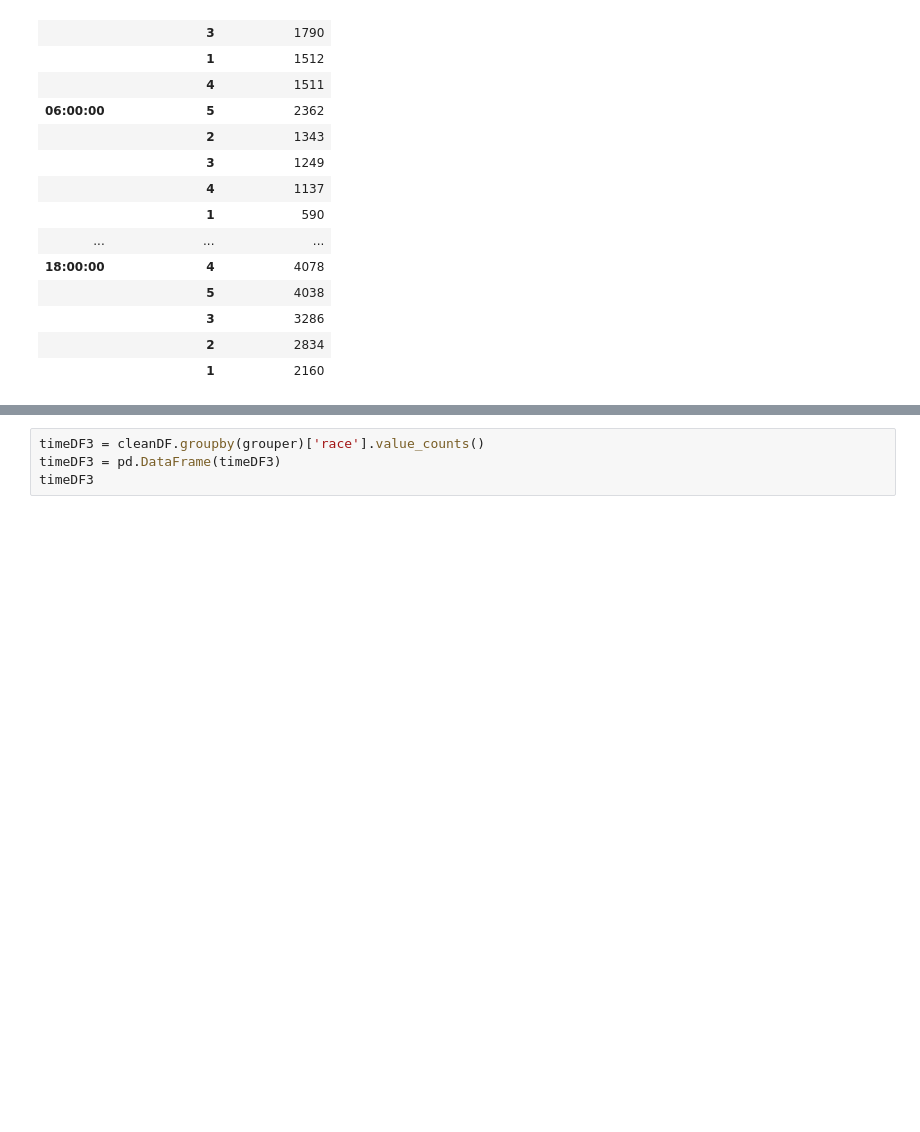
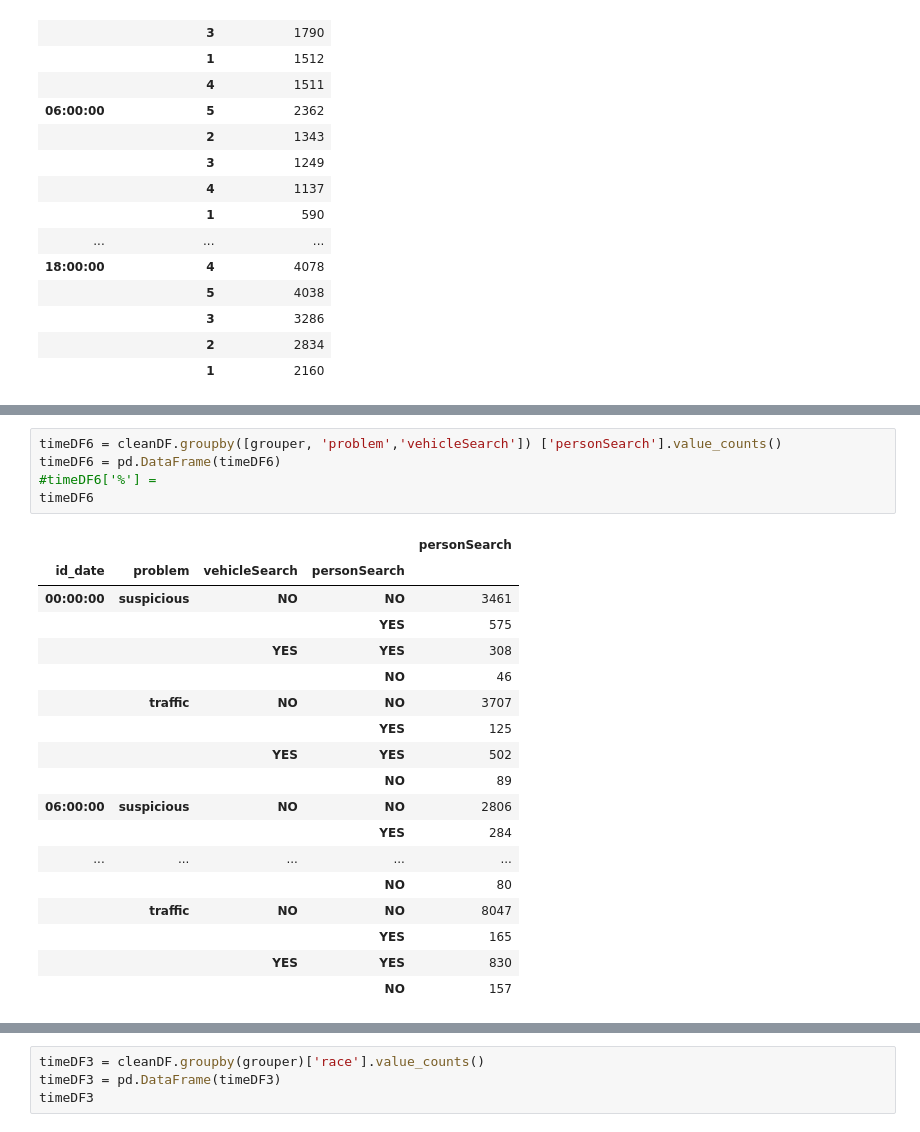
Before and after one commit to elu267/Project_GroupF, a Jupyter notebook: MN_Stop_Data.ipynb, the cells around one changed output, grey strips where cells are left out. Cells and saved outputs as stored; diff of their text form; blank space fills up the shorter version.

```diff
--- a/MN_Stop_Data.ipynb
+++ b/MN_Stop_Data.ipynb
@@ -238,3 +262,27 @@ timeDF4
+# %%
+timeDF6 = cleanDF.groupby([grouper, 'problem','vehicleSearch']) ['personSearch'].value_counts()
+timeDF6 = pd.DataFrame(timeDF6)
+#timeDF6['%'] =
+timeDF6
+# %% [output]
+|  |  |  |  | personSearch |
+| id_date | problem | vehicleSearch | personSearch |  |
+| 00:00:00 | suspicious | NO | NO | 3461 |
+|  |  |  | YES | 575 |
+|  |  | YES | YES | 308 |
+|  |  |  | NO | 46 |
+|  | traffic | NO | NO | 3707 |
+|  |  |  | YES | 125 |
+|  |  | YES | YES | 502 |
+|  |  |  | NO | 89 |
+| 06:00:00 | suspicious | NO | NO | 2806 |
+|  |  |  | YES | 284 |
+| ... | ... | ... | ... | ... |
+|  |  |  | NO | 80 |
+|  | traffic | NO | NO | 8047 |
+|  |  |  | YES | 165 |
+|  |  | YES | YES | 830 |
+|  |  |  | NO | 157 |
 # %%
 timeDF2 = cleanDF.groupby(grouper) ['problem'].value_counts()
 timeDF2 = pd.DataFrame(timeDF2)
```
Also changed, not shown: parts of 11 cells of this notebook.
